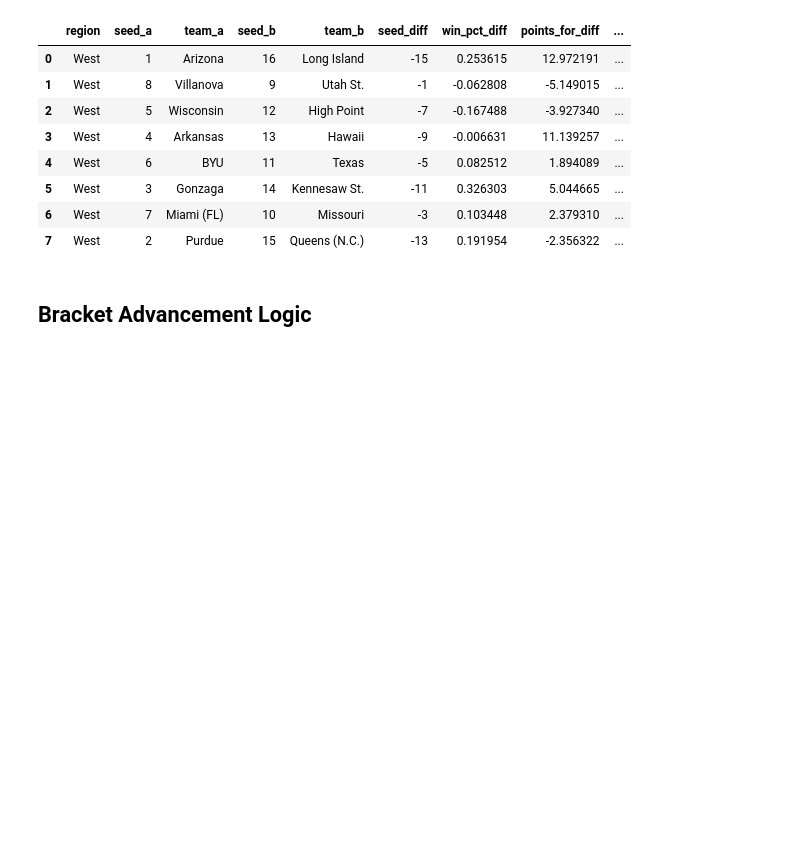
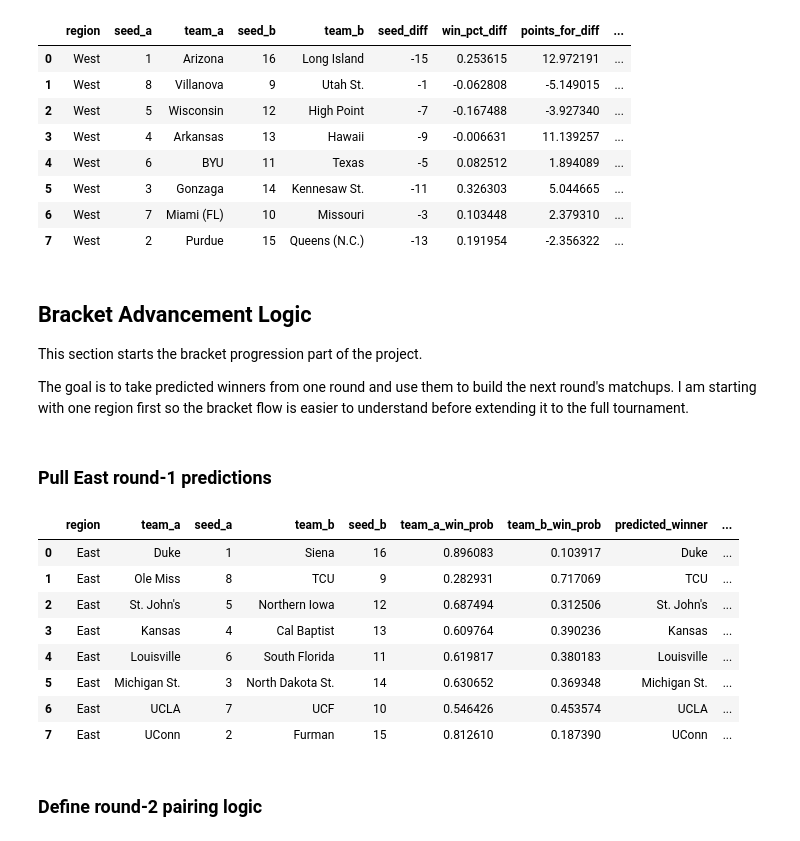
Before and after one commit to Andreachurchwell/march-madness-bracket-simulator, a Jupyter notebook: notebooks/exploration.ipynb, the cells around one changed output. Cells and saved outputs as stored; diff of their text form; code cells hidden in the pictures; blank space fills up the shorter version.

```diff
--- a/notebooks/exploration.ipynb
+++ b/notebooks/exploration.ipynb
@@ -1701,3 +1701,24 @@ west_matchups
 | 7 | West | 2 | Purdue | 15 | Queens (N.C.) | -13 | 0.191954 | -2.356322 | ... |
 # %% [markdown]
 ## Bracket Advancement Logic
+
+This section starts the bracket progression part of the project.
+
+The goal is to take predicted winners from one round and use them to build the next round's matchups. I am starting with one region first so the bracket flow is easier to understand before extending it to the full tournament.
+# %% [markdown]
+### Pull East round-1 predictions
+# %%
+east_round1 = round1_predictions[round1_predictions["region"] == "East"].copy()
+east_round1
+# %% [output]
+|  | region | team_a | seed_a | team_b | seed_b | team_a_win_prob | team_b_win_prob | predicted_winner | ... |
+| 0 | East | Duke | 1 | Siena | 16 | 0.896083 | 0.103917 | Duke | ... |
+| 1 | East | Ole Miss | 8 | TCU | 9 | 0.282931 | 0.717069 | TCU | ... |
+| 2 | East | St. John's | 5 | Northern Iowa | 12 | 0.687494 | 0.312506 | St. John's | ... |
+| 3 | East | Kansas | 4 | Cal Baptist | 13 | 0.609764 | 0.390236 | Kansas | ... |
+| 4 | East | Louisville | 6 | South Florida | 11 | 0.619817 | 0.380183 | Louisville | ... |
+| 5 | East | Michigan St. | 3 | North Dakota St. | 14 | 0.630652 | 0.369348 | Michigan St. | ... |
+| 6 | East | UCLA | 7 | UCF | 10 | 0.546426 | 0.453574 | UCLA | ... |
+| 7 | East | UConn | 2 | Furman | 15 | 0.812610 | 0.187390 | UConn | ... |
+# %% [markdown]
+### Define round-2 pairing logic
```
Also changed, not shown: parts of 78 cells of this notebook.
